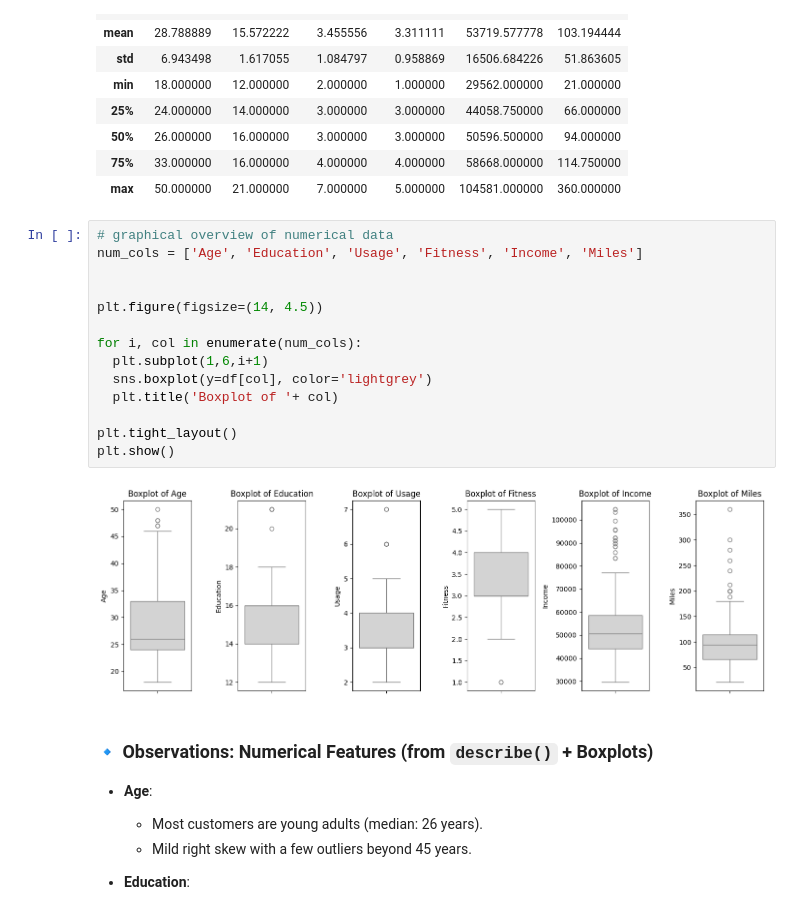
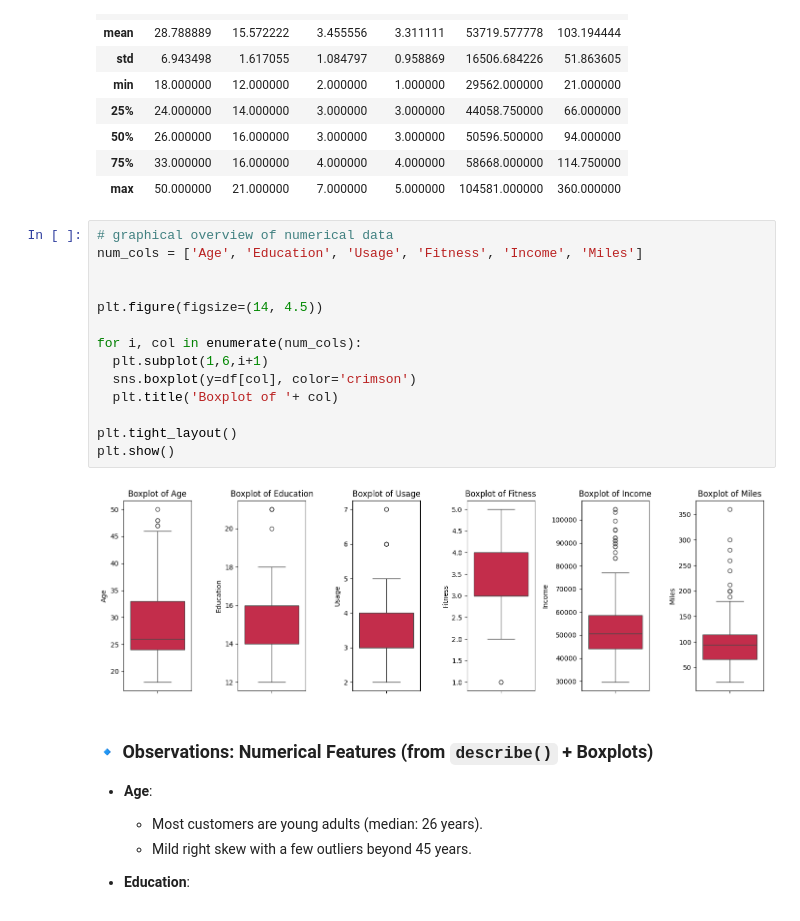
Before and after one commit to hardikdhamija96/AeroFit, a Jupyter notebook: Aerofitcasestudy_HardikDhamija_V2.ipynb, the cells around one changed output. Drawn from its saved outputs; the diff is of its cells as text.

```diff
--- a/Aerofitcasestudy_HardikDhamija_V2.ipynb
+++ b/Aerofitcasestudy_HardikDhamija_V2.ipynb
@@ -163,19 +163,19 @@ df.describe()
 # %%
 # graphical overview of numerical data
 num_cols = ['Age', 'Education', 'Usage', 'Fitness', 'Income', 'Miles']
 
 
 plt.figure(figsize=(14, 4.5))
 
 for i, col in enumerate(num_cols):
   plt.subplot(1,6,i+1)
-  sns.boxplot(y=df[col], color='lightgrey')
+  sns.boxplot(y=df[col], color='crimson')
   plt.title('Boxplot of '+ col)
 
 plt.tight_layout()
 plt.show()
 # %% [output]
-[figure, old version]
+[figure, new version]
 # %% [markdown]
 ### 🔹 Observations: Numerical Features (from `describe()` + Boxplots)
 
```
